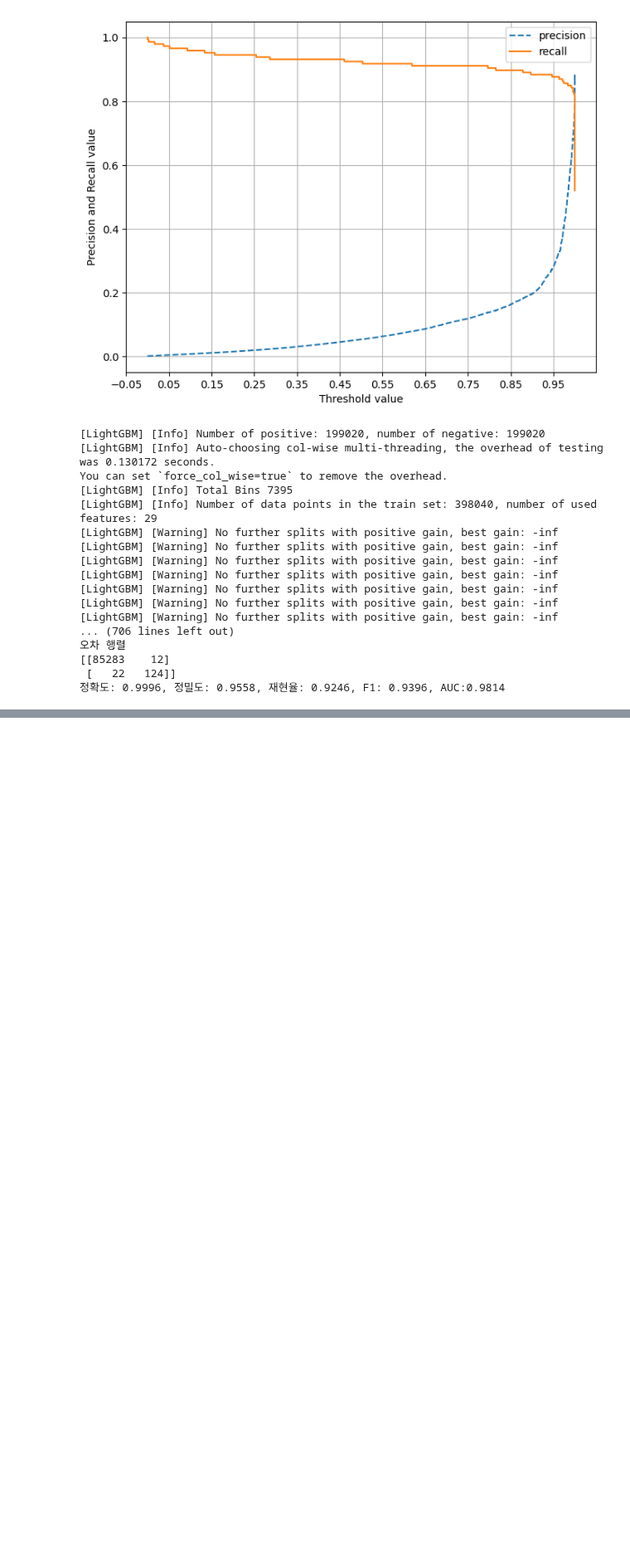
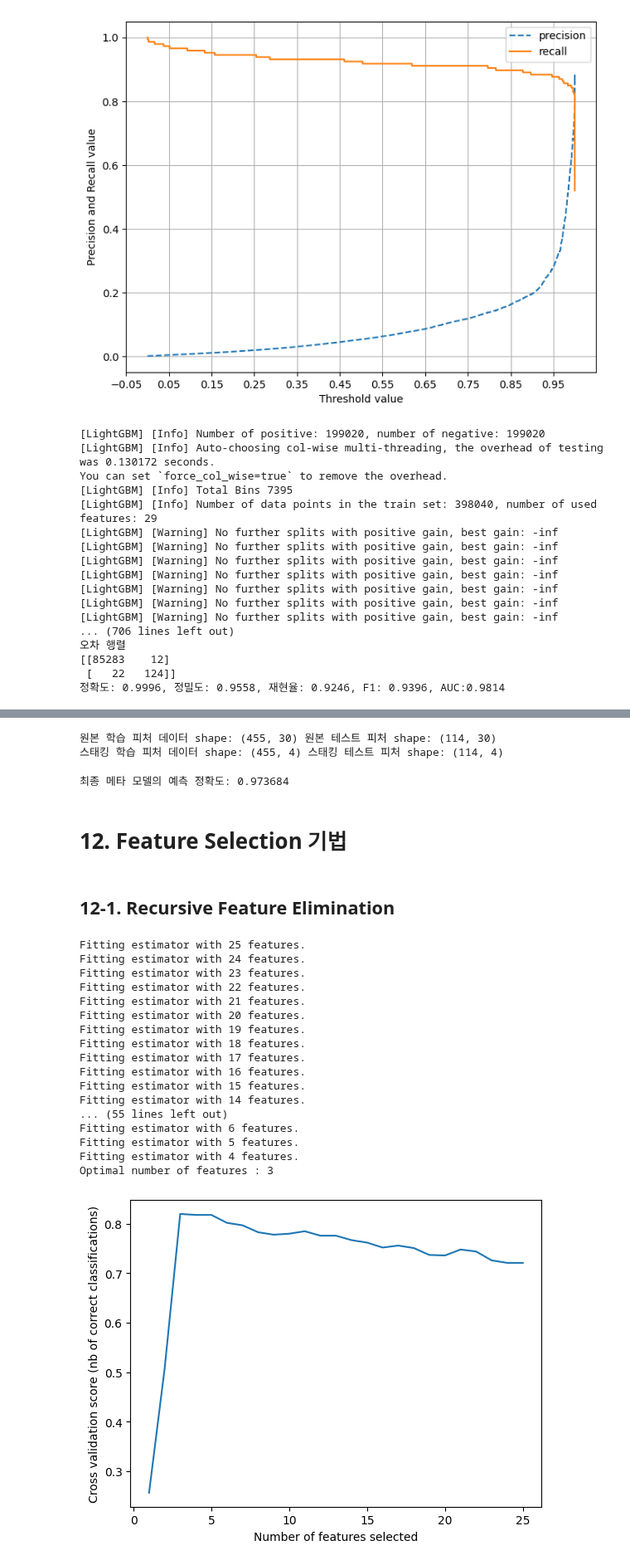
Before and after one commit to suhyeon03/study_ML_, a Jupyter notebook: _classification_practice.ipynb, the cells around one changed output, grey strips where cells are left out. Shown at 83% size. Drawn from its saved outputs; the diff is of its cells as text; code cells hidden in the pictures; blank space fills up the shorter version.

```diff
--- a/_classification_practice.ipynb
+++ b/_classification_practice.ipynb
@@ -1928,0 +2077,20 @@ You can set `force_col_wise=true` to remove the overhead.
+# %%
+Stack_final_X_train = np.concatenate((knn_trian, rf_train, dt_train, ada_rain), axis=1)
+Stack_final_X_test = np.concatenate((knn_test, rf_test, dt_test, ada_test), axis=1)
+print('원본 학습 피처 데이터 shape:', X_train.shape, '원본 테스트 피처 shape:', X_test.shape)
+print('스태킹 학습 피처 데이터 shape:', Stack_final_X_train.shape,
+      '스태킹 테스트 피처 shape:', Stack_final_X_test.shape)
+# %% [output]
+원본 학습 피처 데이터 shape: (455, 30) 원본 테스트 피처 shape: (114, 30)
+스태킹 학습 피처 데이터 shape: (455, 4) 스태킹 테스트 피처 shape: (114, 4)
+# %%
+lr_final.fit(Stack_final_X_train, y_train)
+stack_final = lr_final.predict(Stack_final_X_test)
+
+print('최종 메타 모델의 예측 정확도: {0:4f}'.format(accuracy_score(y_test, stack_final)))
+# %% [output]
+최종 메타 모델의 예측 정확도: 0.973684
+# %% [markdown]
+# 12. Feature Selection 기법
+# %% [markdown]
+## 12-1. Recursive Feature Elimination
@@ -1928,0 +2100,47 @@ You can set `force_col_wise=true` to remove the overhead.
+# %%
+import matplotlib.pyplot as plt
+from sklearn.svm import SVC
+from sklearn.model_selection import StratifiedKFold
+from sklearn.feature_selection import RFECV, RFE
+from sklearn.datasets import make_classification
+
+# 분류를 위한 Feature 개수가 25개인 데이터 1000개 생성
+X, y = make_classification(n_samples=1000, n_features=25, n_informative=3,
+                           n_redundant=2, n_repeated=0, n_classes=8,
+                           n_clusters_per_class=1, random_state=0)
+
+# SVC classifier 선택
+svc = SVC(kernel="linear")
+# REFCV로 Feature들을 반복적으로 제거해가면서 학습/평가 수행.
+rfecv = RFECV(estimator=svc, step=1, cv=StratifiedKFold(2),
+              scoring='accuracy', verbose=2)
+rfecv.fit(X, y)
+
+print("Optimal number of features : %d" % rfecv.n_features_)
+
+# Plot number of features VS. cross-validation scores
+plt.figure()
+plt.xlabel("Number of features selected")
+plt.ylabel("Cross validation score (nb of correct classifications)")
+plt.plot(range(1, len(rfecv.cv_results_["mean_test_score"]) + 1),
+         rfecv.cv_results_["mean_test_score"])
+plt.show()
+# %% [output]
+Fitting estimator with 25 features.
+Fitting estimator with 24 features.
+Fitting estimator with 23 features.
+Fitting estimator with 22 features.
+Fitting estimator with 21 features.
+Fitting estimator with 20 features.
+Fitting estimator with 19 features.
+Fitting estimator with 18 features.
+Fitting estimator with 17 features.
+Fitting estimator with 16 features.
+Fitting estimator with 15 features.
+Fitting estimator with 14 features.
+... (55 lines left out)
+Fitting estimator with 6 features.
+Fitting estimator with 5 features.
+Fitting estimator with 4 features.
+Optimal number of features : 3
+[figure, added]
```
Also changed, not shown: parts of 31 cells of this notebook.
